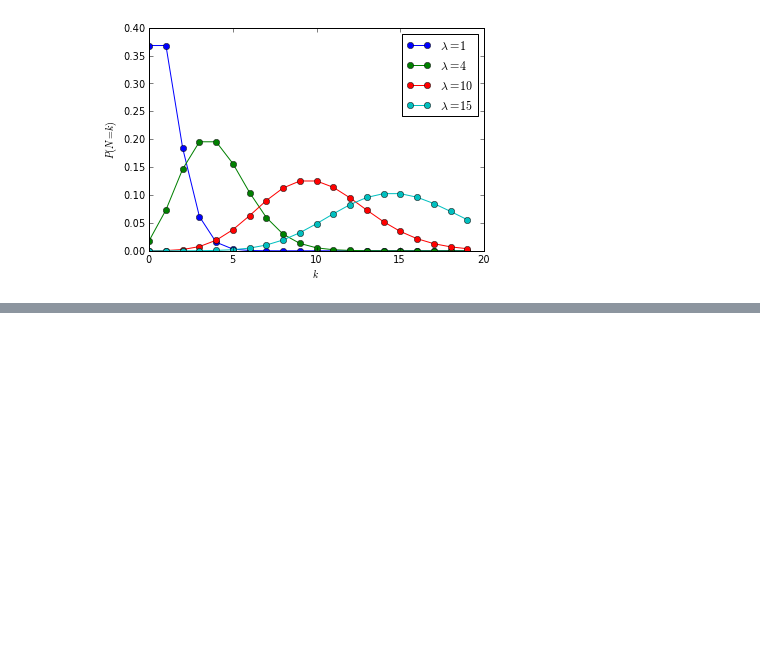
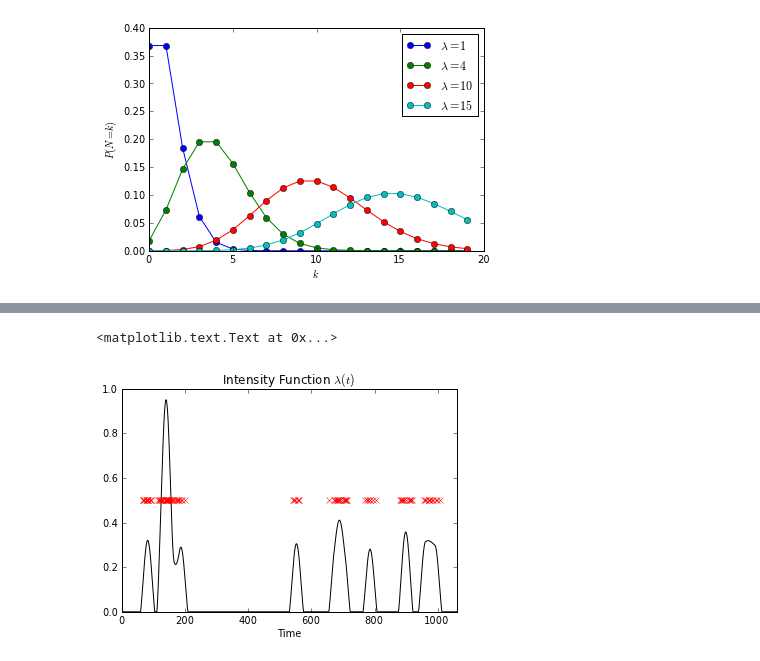
Before and after one commit to mschachter/notebooks, a Jupyter notebook: Point Processes.ipynb, the cells around one changed output, grey strips where cells are left out. Cells and saved outputs as stored; diff of their text form; code cells hidden in the pictures; blank space fills up the shorter version.

```diff
--- a/Point Processes.ipynb
+++ b/Point Processes.ipynb
@@ -136,0 +252,48 @@ plt.show()
+# %%
+from scipy.stats import expon
+
+def generate_intensity_function(tlen):
+    """ Generate a random intensity function """
+    np.random.seed(123456)
+    intensity_func = np.random.randn(tlen)
+    #threshold a bit
+    thresh = 2.25
+    intensity_func[intensity_func < thresh] = 0.0
+    #smooth with a hanning window for good looks
+    window_len = 60
+    padded_ifunc = np.zeros(tlen+2*window_len)
+    padded_ifunc[window_len:-window_len] = intensity_func
+    smooth_ifunc = np.convolve(np.hanning(window_len), padded_ifunc, mode='valid')
+    smooth_ifunc /= smooth_ifunc.max()
+    smooth_ifunc -= 0.05
+    smooth_ifunc[smooth_ifunc < 0.0] = 0.0
+
+    return smooth_ifunc
+
+#specify the length of the simulation
+tlen = 1000
+smooth_ifunc = generate_intensity_function(tlen)
+
+#simulate event times
+dt = 1.0
+running_sum = 0.0
+event_times = []
+next_spike_time = expon.rvs(scale=1.0, size=1) #rescaled event times
+for t,fval in enumerate(smooth_ifunc):
+    running_sum += fval*dt
+    if running_sum >= next_spike_time:
+        #a spike has been generated! reset the running sum and generate a new time
+        event_times.append(t)
+        running_sum = 0.0
+        next_spike_time = expon.rvs(scale=1.0, size=1)
+
+plt.figure()
+plt.plot(smooth_ifunc, 'k-')
+plt.plot(event_times, np.ones(len(event_times))*0.5, 'rx')
+plt.axis('tight')
+plt.title(r'Intensity Function $\lambda(t)$')
+plt.ylim(0.0, 1.0)
+plt.xlabel('Time')
+# %% [output]
+<matplotlib.text.Text at 0x...>
+[figure, added]
```
Also changed, not shown: parts of 9 cells of this notebook.
